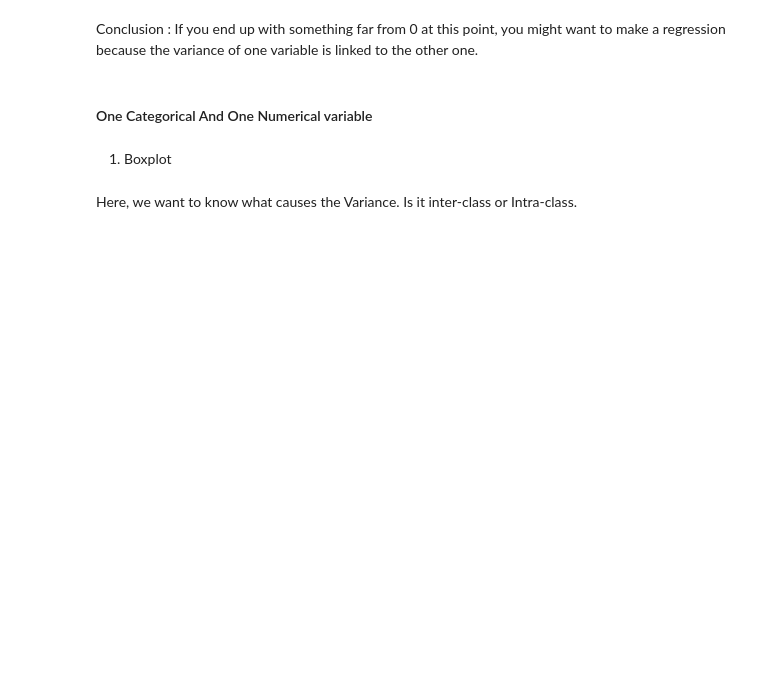
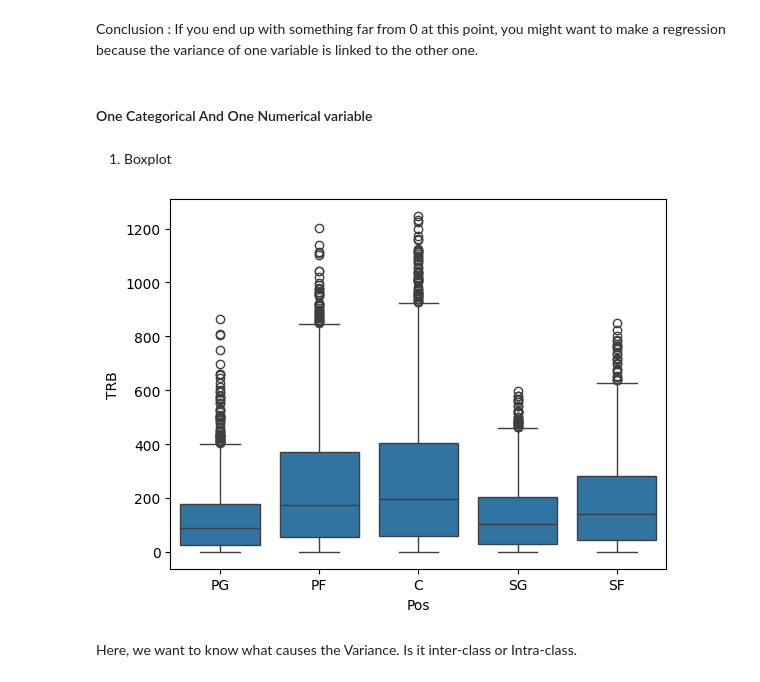
Before and after one commit to KanadaGeese/Data-Visualization-Project, a Jupyter notebook: Tianyi-Stat-Section.ipynb, the cells around one changed output. Drawn from its saved outputs; the diff is of its cells as text; code cells hidden in the pictures; blank space fills up the shorter version.

```diff
--- a/Tianyi-Stat-Section.ipynb
+++ b/Tianyi-Stat-Section.ipynb
@@ -92,9 +114,11 @@ Conclusion : If you end up with something far from 0 at this point, you might wa
 # %%
 a = input("Field for Categorical")
 b = input("Field for Numerical")
 
-sns.boxplot(data = df, x = a, y = a, orient = 'v')
+sns.boxplot(data = df, x = a, y = b, orient = 'v')
 plt.show()
+# %% [output]
+[figure, added]
 # %% [markdown]
 Here, we want to know what causes the Variance. Is it inter-class or Intra-class.
 # %%
```
Also changed, not shown: parts of 5 cells of this notebook, 1 other file.
